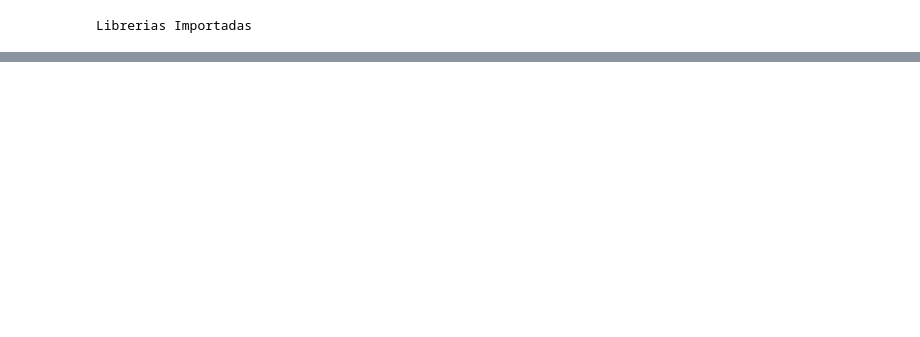
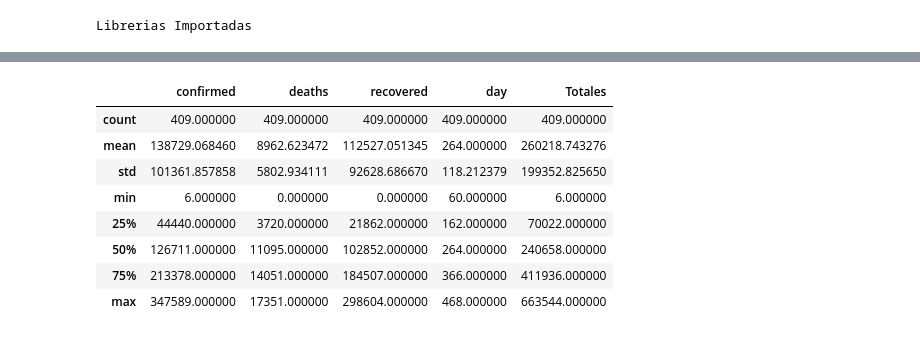
Before and after one commit to YandryRo97/Simulaci-n, a Jupyter notebook: Práctica 2/RegresionCovid.ipynb, the cells around one changed output, grey strips where cells are left out. Saved outputs shown, nothing was run; the diff lists cells and outputs as text; code cells hidden in the pictures; blank space fills up the shorter version.

```diff
--- a/Práctica 2/RegresionCovid.ipynb
+++ b/Práctica 2/RegresionCovid.ipynb
@@ -78,0 +127,12 @@ plt.show()
+# %%
+df1.describe()
+# %% [output]
+|  | confirmed | deaths | recovered | day | Totales |
+| count | 409.000000 | 409.000000 | 409.000000 | 409.000000 | 409.000000 |
+| mean | 138729.068460 | 8962.623472 | 112527.051345 | 264.000000 | 260218.743276 |
+| std | 101361.857858 | 5802.934111 | 92628.686670 | 118.212379 | 199352.825650 |
+| min | 6.000000 | 0.000000 | 0.000000 | 60.000000 | 6.000000 |
+| 25% | 44440.000000 | 3720.000000 | 21862.000000 | 162.000000 | 70022.000000 |
+| 50% | 126711.000000 | 11095.000000 | 102852.000000 | 264.000000 | 240658.000000 |
+| 75% | 213378.000000 | 14051.000000 | 184507.000000 | 366.000000 | 411936.000000 |
+| max | 347589.000000 | 17351.000000 | 298604.000000 | 468.000000 | 663544.000000 |
```
Also changed, not shown: parts of 21 cells of this notebook, 2 other files.
